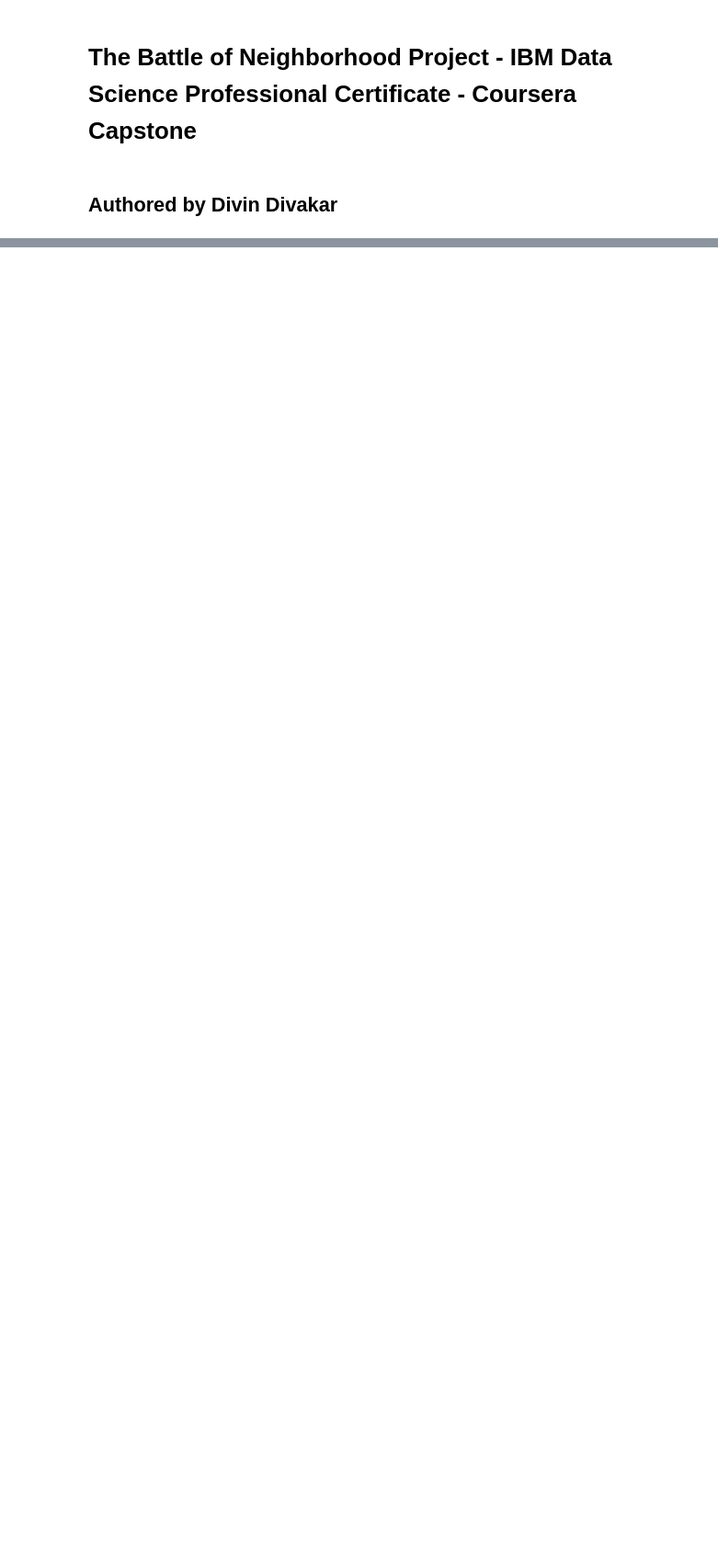
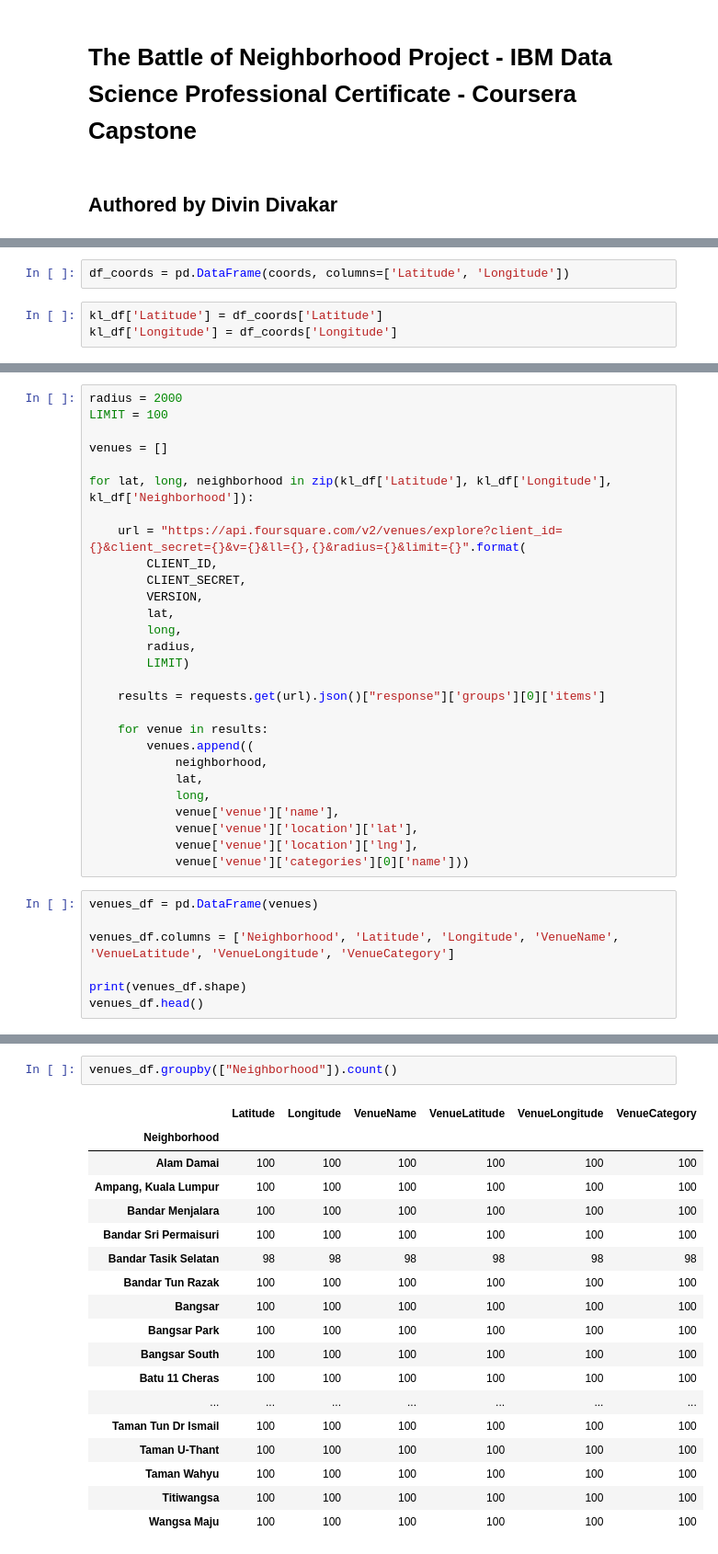
Before and after one commit to divindivakar/Coursera_Capstone, a Jupyter notebook: The Battle of Neighborhood.ipynb, the cells around one changed output, grey strips where cells are left out. Shown at 92% size. Saved outputs shown, nothing was run; the diff lists cells and outputs as text; blank space fills up the shorter version.

```diff
--- a/The Battle of Neighborhood.ipynb
+++ b/The Battle of Neighborhood.ipynb
@@ -157,0 +116,5 @@ neighborhoods_venues_sorted.head()
+# %%
+df_coords = pd.DataFrame(coords, columns=['Latitude', 'Longitude'])
+# %%
+kl_df['Latitude'] = df_coords['Latitude']
+kl_df['Longitude'] = df_coords['Longitude']
@@ -157,0 +188,35 @@ neighborhoods_venues_sorted.head()
+# %%
+radius = 2000
+LIMIT = 100
+
+venues = []
+
+for lat, long, neighborhood in zip(kl_df['Latitude'], kl_df['Longitude'], kl_df['Neighborhood']):
+
+    url = "https://api.foursquare.com/v2/venues/explore?client_id={}&client_secret={}&v={}&ll={},{}&radius={}&limit={}".format(
+        CLIENT_ID,
+        CLIENT_SECRET,
+        VERSION,
+        lat,
+        long,
+        radius,
+        LIMIT)
+
+    results = requests.get(url).json()["response"]['groups'][0]['items']
+
+    for venue in results:
+        venues.append((
+            neighborhood,
+            lat,
+            long,
+            venue['venue']['name'],
+            venue['venue']['location']['lat'],
+            venue['venue']['location']['lng'],
+            venue['venue']['categories'][0]['name']))
+# %%
+venues_df = pd.DataFrame(venues)
+
+venues_df.columns = ['Neighborhood', 'Latitude', 'Longitude', 'VenueName', 'VenueLatitude', 'VenueLongitude', 'VenueCategory']
+
+print(venues_df.shape)
+venues_df.head()
@@ -157,0 +233,21 @@ neighborhoods_venues_sorted.head()
+# %%
+venues_df.groupby(["Neighborhood"]).count()
+# %% [output]
+|  | Latitude | Longitude | VenueName | VenueLatitude | VenueLongitude | VenueCategory |
+| Neighborhood |  |  |  |  |  |  |
+| Alam Damai | 100 | 100 | 100 | 100 | 100 | 100 |
+| Ampang, Kuala Lumpur | 100 | 100 | 100 | 100 | 100 | 100 |
+| Bandar Menjalara | 100 | 100 | 100 | 100 | 100 | 100 |
+| Bandar Sri Permaisuri | 100 | 100 | 100 | 100 | 100 | 100 |
+| Bandar Tasik Selatan | 98 | 98 | 98 | 98 | 98 | 98 |
+| Bandar Tun Razak | 100 | 100 | 100 | 100 | 100 | 100 |
+| Bangsar | 100 | 100 | 100 | 100 | 100 | 100 |
+| Bangsar Park | 100 | 100 | 100 | 100 | 100 | 100 |
+| Bangsar South | 100 | 100 | 100 | 100 | 100 | 100 |
+| Batu 11 Cheras | 100 | 100 | 100 | 100 | 100 | 100 |
+| ... | ... | ... | ... | ... | ... | ... |
+| Taman Tun Dr Ismail | 100 | 100 | 100 | 100 | 100 | 100 |
+| Taman U-Thant | 100 | 100 | 100 | 100 | 100 | 100 |
+| Taman Wahyu | 100 | 100 | 100 | 100 | 100 | 100 |
+| Titiwangsa | 100 | 100 | 100 | 100 | 100 | 100 |
+| Wangsa Maju | 100 | 100 | 100 | 100 | 100 | 100 |
```
Also changed, not shown: parts of 67 cells of this notebook.
